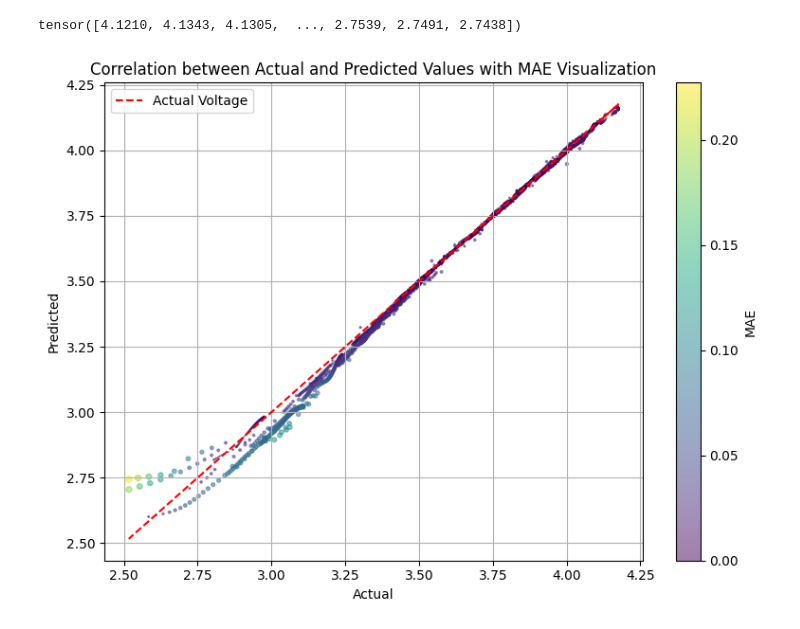
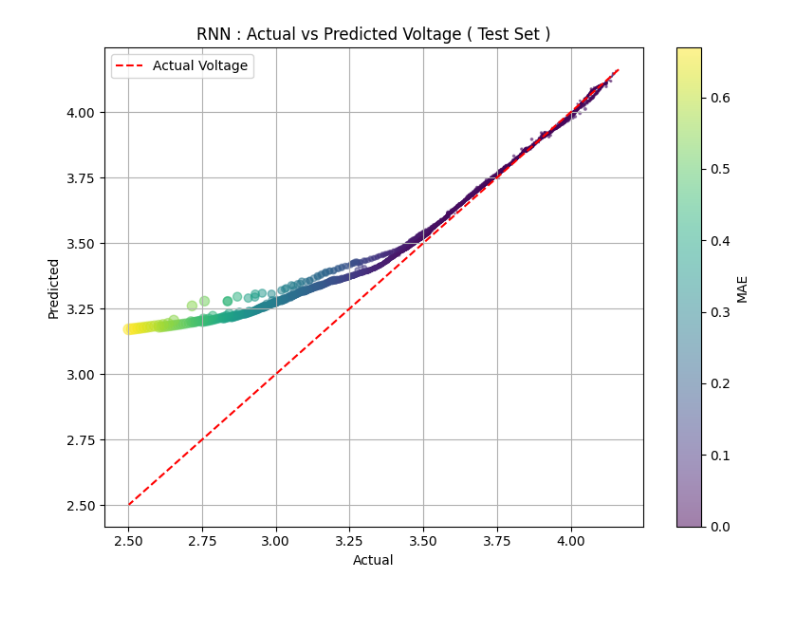
Before and after one commit to JakobSchmitt/RNN_Battery_Model, a Jupyter notebook: Evaluation/confidence.ipynb, the cells around one changed output. Saved outputs shown, nothing was run; the diff lists cells and outputs as text; code cells hidden in the pictures.

```diff
--- a/Evaluation/confidence.ipynb
+++ b/Evaluation/confidence.ipynb
@@ -24,16 +32,14 @@ voltage_max = 4.2
 # %%
 rnn_model = EncoderDecoderGRU.load_from_checkpoint(pretrained_weights).to("cpu")
 # %%
-profile = 3
+profile = 2
 actual_current, actual_voltage, predicted_voltage = profile_predict(
-    rnn_model, curve_dir[profile])
-predicted_voltage
-# plot_profile(actual_current, actual_voltage, predicted_voltage)
+    rnn_model, curve_dir[profile]
+)
-# %% [output]
-tensor([4.1210, 4.1343, 4.1305,  ..., 2.7539, 2.7491, 2.7438])
 # %%
 import numpy as np
 import matplotlib.pyplot as plt
+
 
 def plot_correlation_with_mae(actual, predicted):
     """
@@ -44,39 +50,37 @@ def plot_correlation_with_mae(actual, predicted):
         predicted (array-like): Array of predicted values.
     """
     # Convert input arrays to numpy arrays
     actual = np.array(actual)
     predicted = np.array(predicted)
 
     # Calculate Mean Absolute Error (MAE)
     mae = np.abs(actual - predicted)
 
     # Create scatter plot
     plt.figure(figsize=(8, 6))
 
     # Plot scatter plot with marker size proportional to MAE
-    plt.scatter(actual, predicted, c=mae, cmap='viridis', alpha=0.5, s=mae*100)
-    plt.plot(actual, actual, color='red', linestyle='--', label='Actual Voltage')
+    plt.scatter(actual, predicted, c=mae, cmap="viridis", alpha=0.5, s=mae * 100)
+    plt.plot(actual, actual, color="red", linestyle="--", label="Actual Voltage")
 
     # Add labels and title
-    plt.title('Correlation between Actual and Predicted Values with MAE Visualization')
-    plt.xlabel('Actual')
-    plt.ylabel('Predicted')
+    plt.title("RNN : Actual vs Predicted Voltage ( Test Set )")
+    plt.xlabel("Actual")
+    plt.ylabel("Predicted")
 
     # Add colorbar for MAE
     cbar = plt.colorbar()
-    cbar.set_label('MAE')
-
+    cbar.set_label("MAE")
 
     # Show legend
     plt.legend()
 
     # Show plot
     plt.grid(True)
     plt.tight_layout()
     plt.show()
 
 
-
 plot_correlation_with_mae(actual_voltage, predicted_voltage)
 # %% [output]
-[figure, old version]
+[figure, new version]
```
Also changed, not shown: parts of 3 cells of this notebook, 5 other files.
